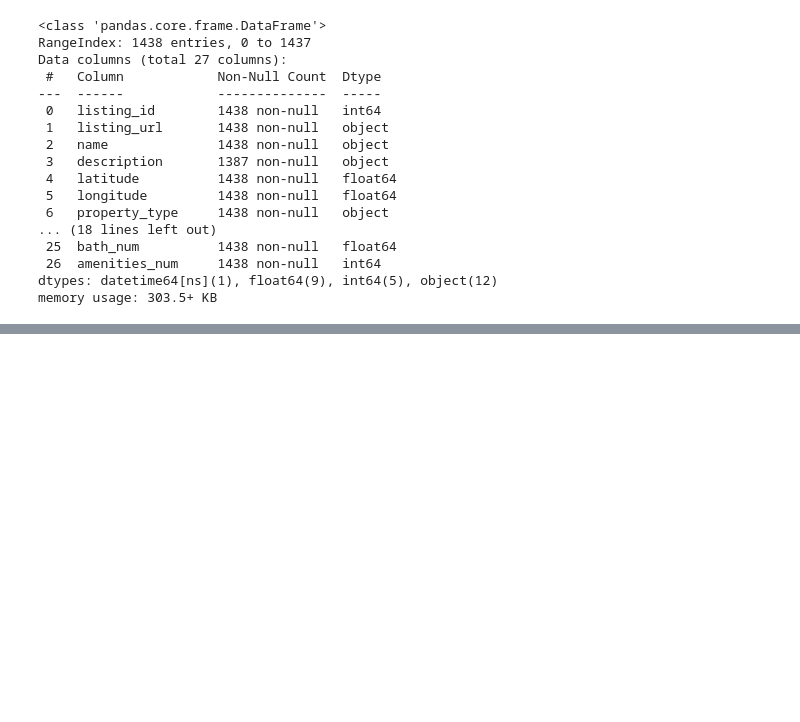
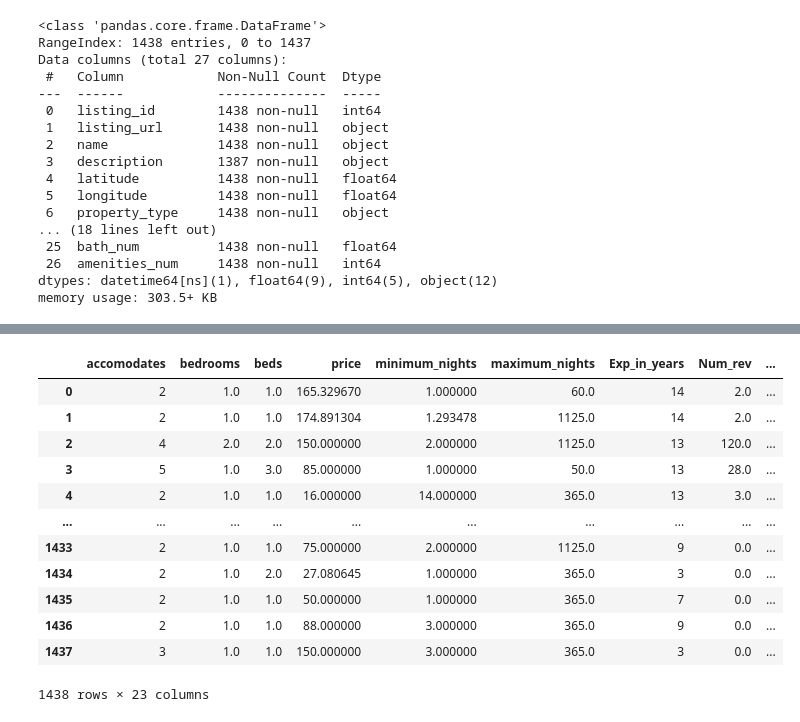
Before and after one commit to paarth28/Airbnb_CapStone, a Jupyter notebook: Airbnb Listings Price Prediction.ipynb, the cells around one changed output, grey strips where cells are left out. Drawn from its saved outputs; the diff is of its cells as text; code cells hidden in the pictures; blank space fills up the shorter version.

```diff
--- a/Airbnb Listings Price Prediction.ipynb
+++ b/Airbnb Listings Price Prediction.ipynb
@@ -794,0 +797,16 @@ df.head()
+# %%
+df
+# %% [output]
+|  | accomodates | bedrooms | beds | price | minimum_nights | maximum_nights | Exp_in_years | Num_rev | ... |
+| 0 | 2 | 1.0 | 1.0 | 165.329670 | 1.000000 | 60.0 | 14 | 2.0 | ... |
+| 1 | 2 | 1.0 | 1.0 | 174.891304 | 1.293478 | 1125.0 | 14 | 2.0 | ... |
+| 2 | 4 | 2.0 | 2.0 | 150.000000 | 2.000000 | 1125.0 | 13 | 120.0 | ... |
+| 3 | 5 | 1.0 | 3.0 | 85.000000 | 1.000000 | 50.0 | 13 | 28.0 | ... |
+| 4 | 2 | 1.0 | 1.0 | 16.000000 | 14.000000 | 365.0 | 13 | 3.0 | ... |
+| ... | ... | ... | ... | ... | ... | ... | ... | ... | ... |
+| 1433 | 2 | 1.0 | 1.0 | 75.000000 | 2.000000 | 1125.0 | 9 | 0.0 | ... |
+| 1434 | 2 | 1.0 | 2.0 | 27.080645 | 1.000000 | 365.0 | 3 | 0.0 | ... |
+| 1435 | 2 | 1.0 | 1.0 | 50.000000 | 1.000000 | 365.0 | 7 | 0.0 | ... |
+| 1436 | 2 | 1.0 | 1.0 | 88.000000 | 3.000000 | 365.0 | 9 | 0.0 | ... |
+| 1437 | 3 | 1.0 | 1.0 | 150.000000 | 3.000000 | 365.0 | 3 | 0.0 | ... |
+1438 rows × 23 columns
```
Also changed, not shown: parts of 10 cells of this notebook.
